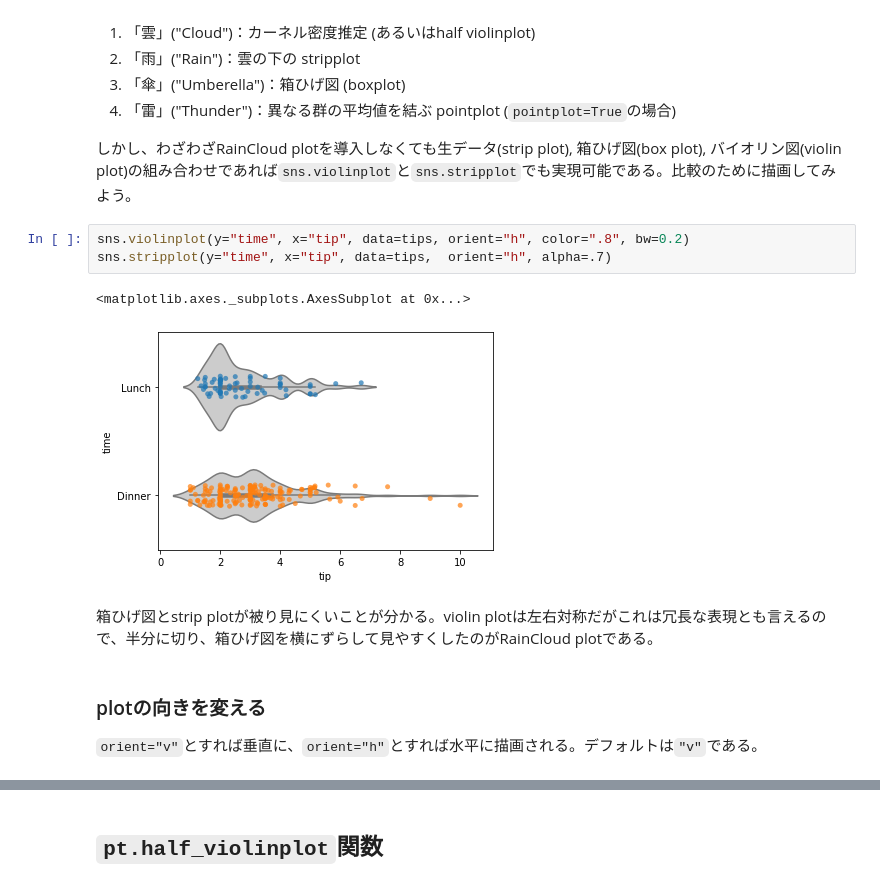
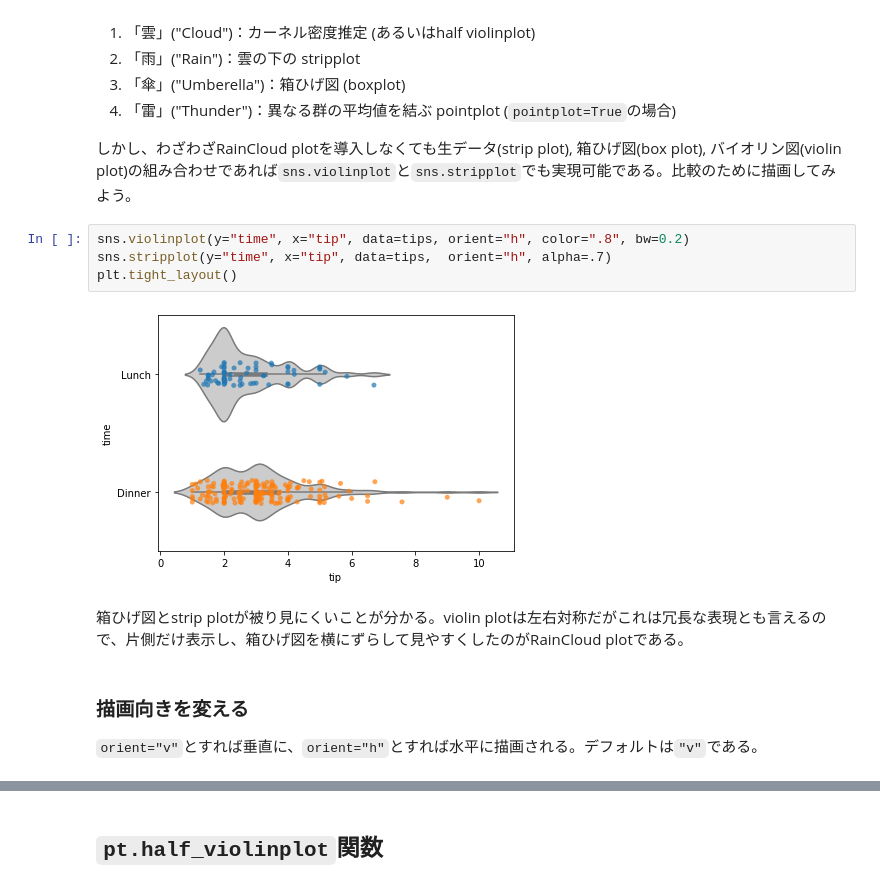
Before and after one commit to oumpy/hp_management, a Jupyter notebook: content/articles/2020sy/blog/ptitprince_tutorial.ipynb, the cells around one changed output, grey strips where cells are left out. Drawn from its saved outputs; the diff is of its cells as text.

```diff
--- a/content/articles/2020sy/blog/ptitprince_tutorial.ipynb
+++ b/content/articles/2020sy/blog/ptitprince_tutorial.ipynb
@@ -91,13 +90,13 @@ pt.RainCloud(x="time", y="tip", data=tips, orient="h", pointplot=True)
 # %%
 sns.violinplot(y="time", x="tip", data=tips, orient="h", color=".8", bw=0.2)
 sns.stripplot(y="time", x="tip", data=tips,  orient="h", alpha=.7)
+plt.tight_layout()
 # %% [output]
-<matplotlib.axes._subplots.AxesSubplot at 0x...>
-[figure, old version]
+[figure, new version]
 # %% [markdown]
-箱ひげ図とstrip plotが被り見にくいことが分かる。violin plotは左右対称だがこれは冗長な表現とも言えるので、半分に切り、箱ひげ図を横にずらして見やすくしたのがRainCloud plotである。
+箱ひげ図とstrip plotが被り見にくいことが分かる。violin plotは左右対称だがこれは冗長な表現とも言えるので、片側だけ表示し、箱ひげ図を横にずらして見やすくしたのがRainCloud plotである。
 # %% [markdown]
-### plotの向きを変える
+### 描画向きを変える
 
 `orient="v"`とすれば垂直に、`orient="h"`とすれば水平に描画される。デフォルトは`"v"`である。
 # %%
```
Also changed, not shown: parts of 18 cells of this notebook.
